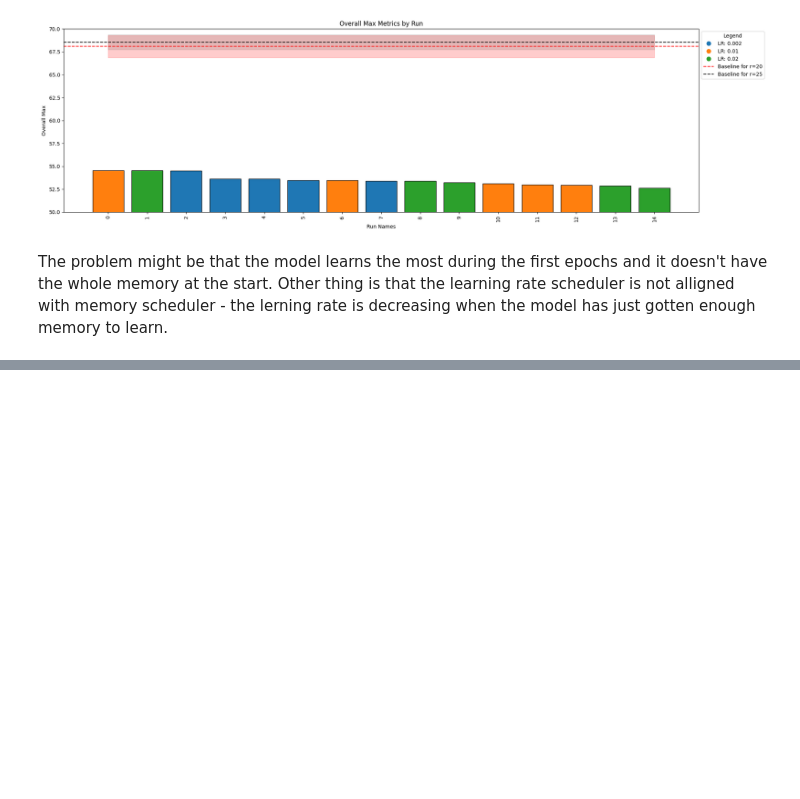
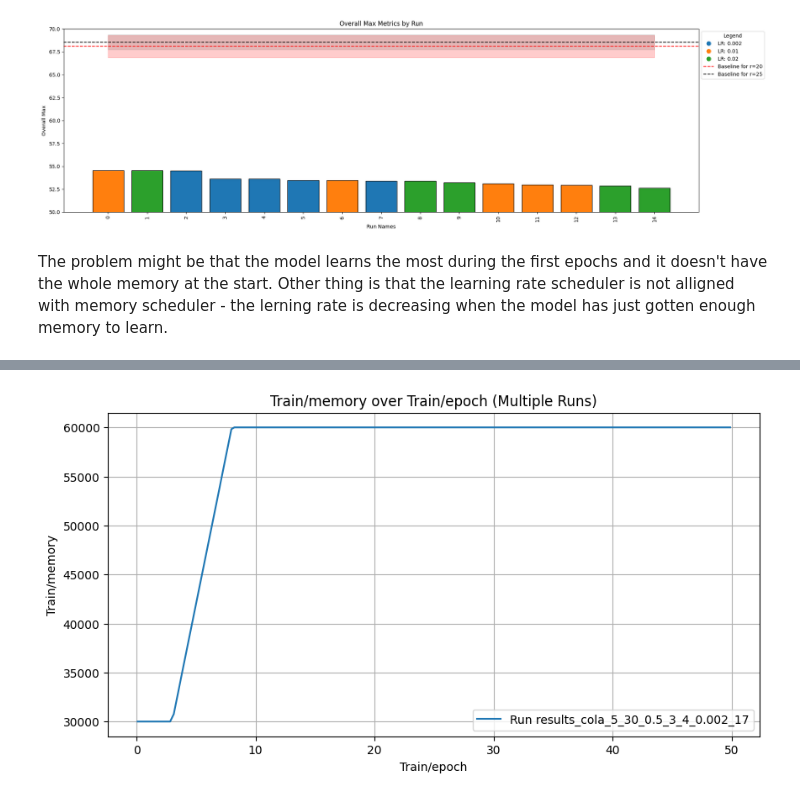
Before and after one commit to mallahova/loraxs, a Jupyter notebook: tasks/adaptive_rank_allocation/initial_smaller_memory/report.ipynb, the cells around one changed output, grey strips where cells are left out. Drawn from its saved outputs; the diff is of its cells as text; code cells hidden in the pictures; blank space fills up the shorter version.

```diff
--- a/tasks/adaptive_rank_allocation/initial_smaller_memory/report.ipynb
+++ b/tasks/adaptive_rank_allocation/initial_smaller_memory/report.ipynb
@@ -410,12 +412,14 @@ fetch_and_plot_wandb_runs(
 # %%
 fetch_and_plot_wandb_runs(
     entity="mallahova",
     project="adalora_memory_to_double_memory_3_5",
     metric="train/memory",
     x_axis="train/epoch",
-    interactive=True,
+    interactive=False,
     num_runs=1
 )
+# %% [output]
+[figure, added]
 # %%
 fetch_and_plot_wandb_runs(
     entity="mallahova",
```
Also changed, not shown: parts of 2 cells of this notebook, 6 other files.
